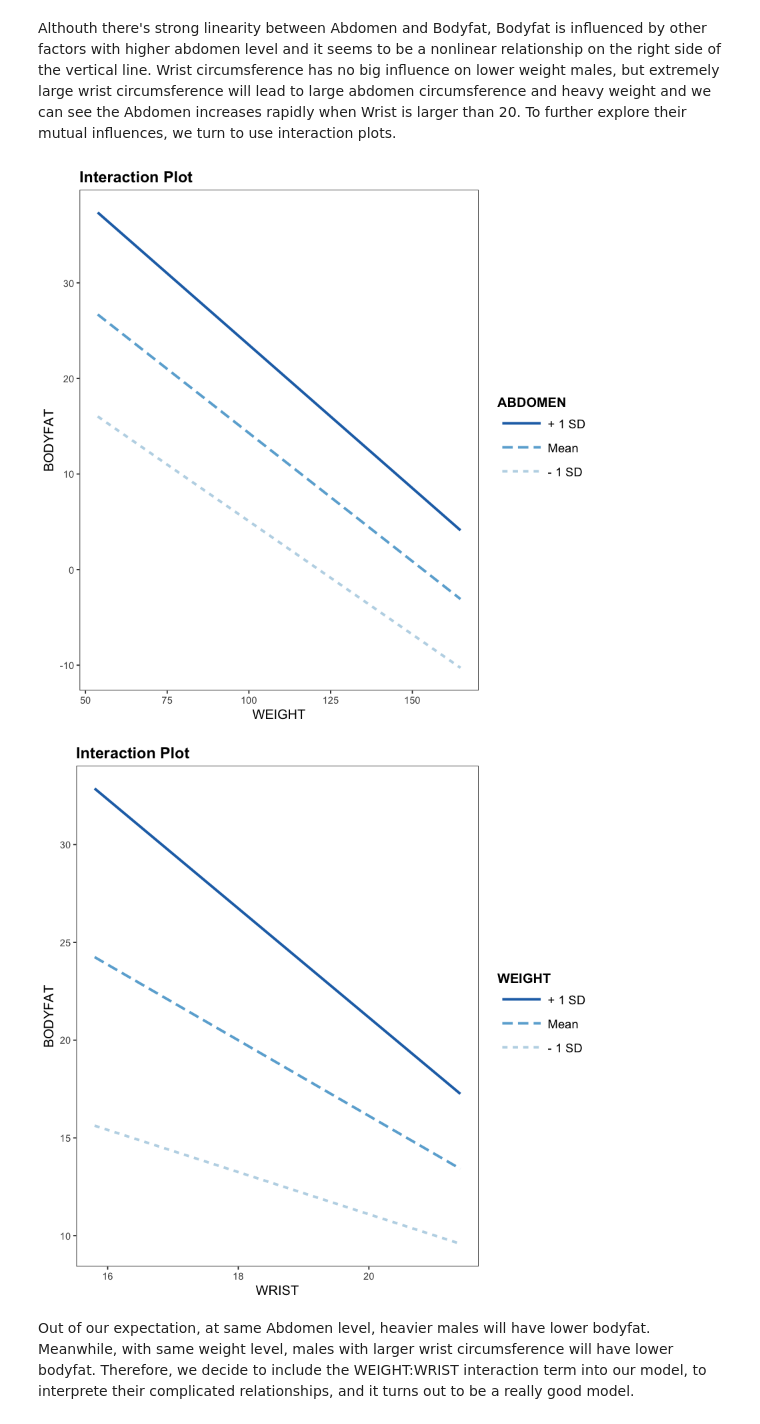
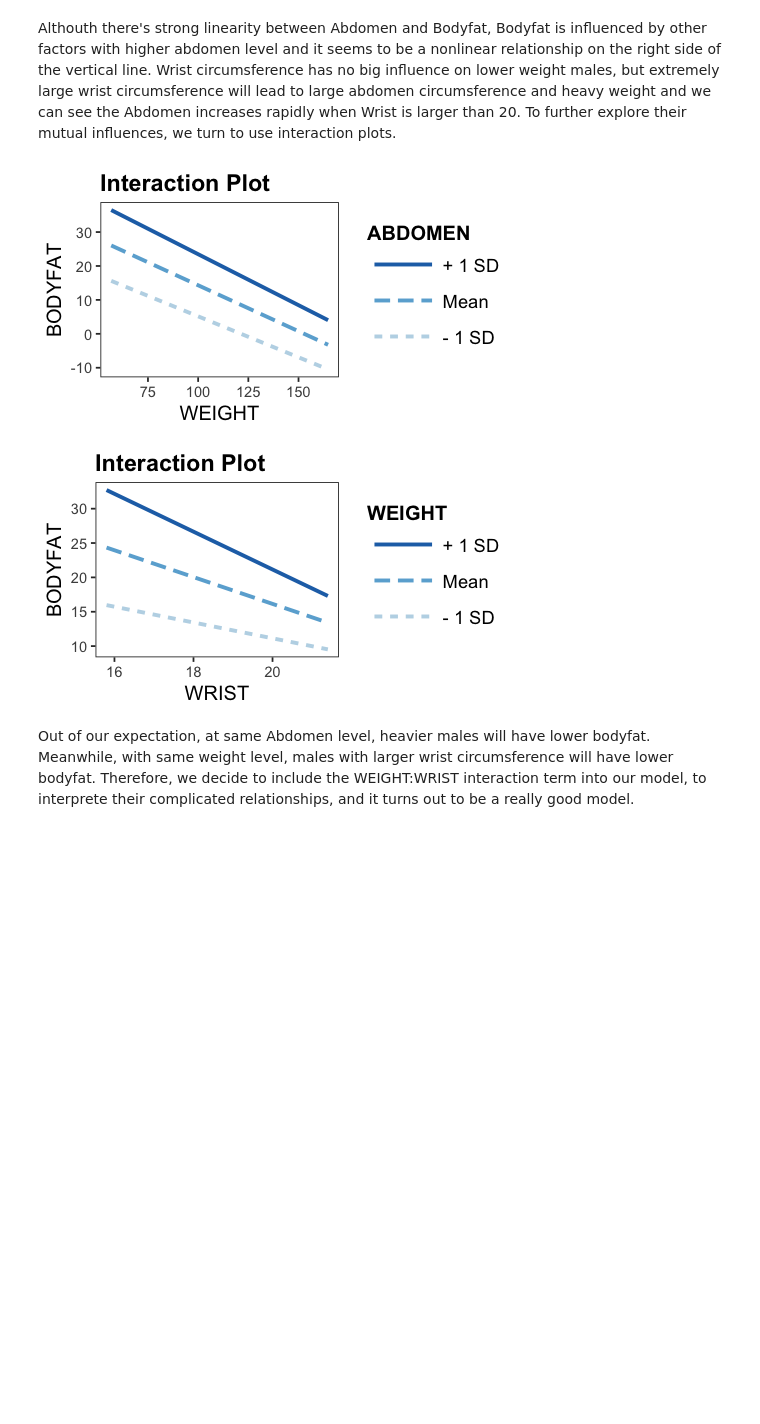
Before and after one commit to jianxia318/628model1-bodyfat, a Jupyter notebook: data/report.ipynb, the cells around one changed output. Drawn from its saved outputs; the diff is of its cells as text; code cells hidden in the pictures; blank space fills up the shorter version.

```diff
--- a/data/report.ipynb
+++ b/data/report.ipynb
@@ -55,8 +53,8 @@ dat[39,]; dat[42,]; dat[182,]
 weight39=48.9/703*72.25^2 #same as the record, keep 39
 height42=sqrt(703*205/29.9) #different from the record, replace it by the new height
 dat182=495/1.1089-450 #negative value, delete 182
-bodyfat$HEIGHT[42]=height42
-bodyfat=bodyfat[-182,]
+dat$HEIGHT[42]=height42
+dat=dat[-182,]
 # %% [output]
 |  | BODYFAT | DENSITY | AGE | WEIGHT | HEIGHT | ADIPOSITY | NECK | CHEST | ABDOMEN | HIP | THIGH | ... |
 | 39 | 33.8 | 1.0202 | 46 | 363.15 | 72.25 | 48.9 | 51.2 | 136.2 | 148.1 | 147.7 | 87.3 | ... |
@@ -193,13 +192,13 @@ Althouth there's strong linearity between Abdomen and Bodyfat, Bodyfat is influe
 Wrist circumsference has no big influence on lower weight males, but extremely large wrist circumsference will lead to large abdomen circumsference and heavy weight and we can see the Abdomen increases rapidly when Wrist is larger than 20.
 To further explore their mutual influences, we turn to use interaction plots.
 # %%
-library(jtools)
+options(repr.plot.width=4,repr.plot.height=2.2,repr.plot.pointsize=8)
 par(mfrow=c(1,2))
 interact_plot(lm(BODYFAT~WEIGHT*ABDOMEN,data=dat), pred = "WEIGHT", modx = "ABDOMEN",main="Interaction Plot")
 interact_plot(lm(BODYFAT~WEIGHT*WRIST,data=dat), pred = "WRIST", modx = "WEIGHT",main="Interaction Plot")
 # %% [output]
-[figure, old version]
+[figure, new version]
-[figure, old version]
+[figure, new version]
 # %% [markdown]
 Out of our expectation, at same Abdomen level, heavier males will have lower bodyfat. Meanwhile, with same weight level, males with larger wrist circumsference will have lower bodyfat.
 Therefore, we decide to include the WEIGHT:WRIST interaction term into our model, to interprete their complicated relationships, and it turns out to be a really good model.
```
Also changed, not shown: parts of 10 cells of this notebook.
